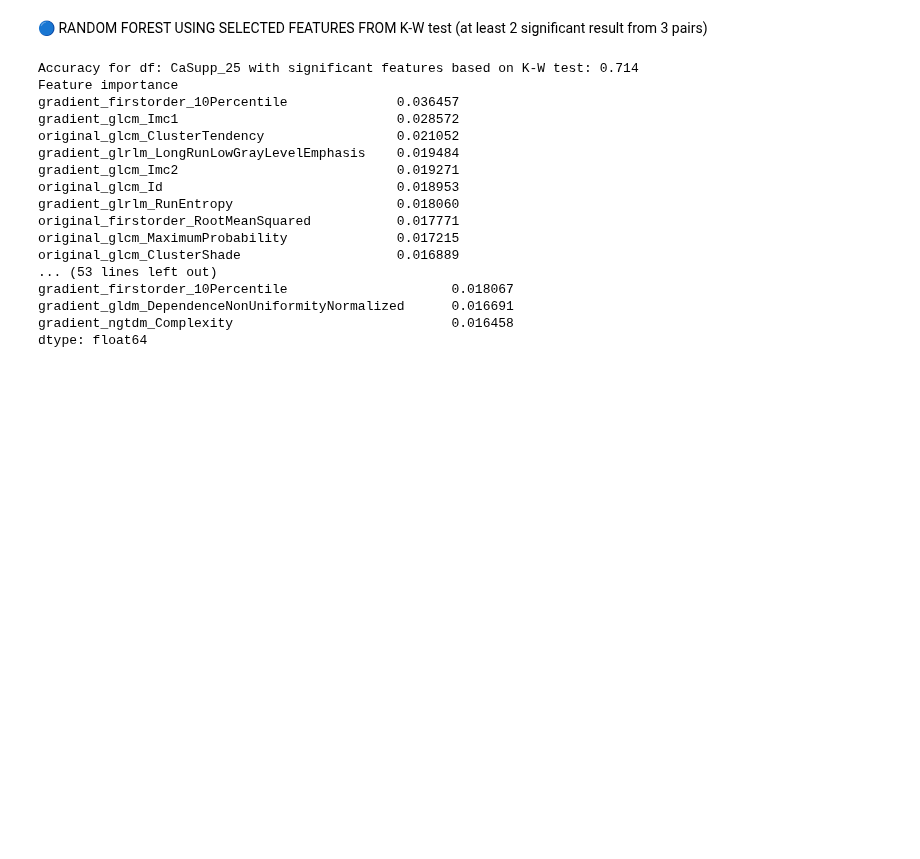
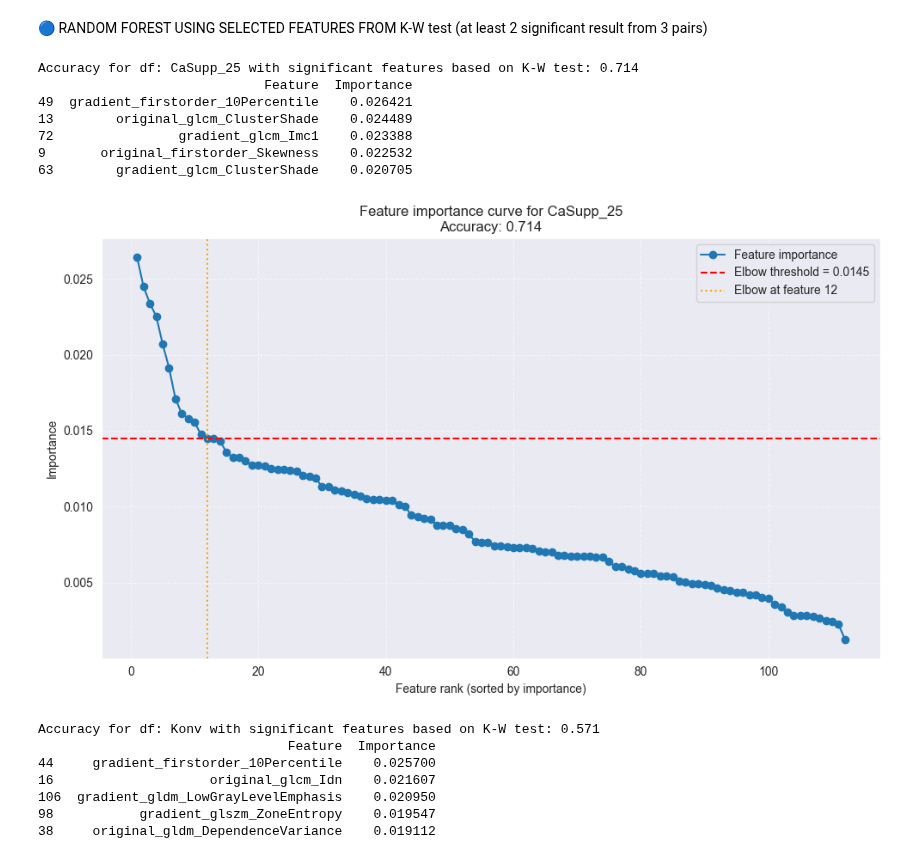
Before and after one commit to lukas1110/Analysis-of-multiple-myelomas-from-dual-CT, a Jupyter notebook: data_analysis/random_forest.ipynb, the cells around one changed output. Cells and saved outputs as stored; diff of their text form; code cells hidden in the pictures; blank space fills up the shorter version.

```diff
--- a/data_analysis/random_forest.ipynb
+++ b/data_analysis/random_forest.ipynb
@@ -206,60 +190,81 @@ kw_vmi40 = pd.read_csv(r"D:\CSV\kruskal_wallis\kruskal-wallis_vmi40.csv")
 kw_vmi80 = pd.read_csv(r"D:\CSV\kruskal_wallis\kruskal-wallis_vmi80.csv")
 kw_vmi120 = pd.read_csv(r"D:\CSV\kruskal_wallis\kruskal-wallis_vmi120.csv")
 
-significant_c25 = kw_c25[(kw_c25[['p(1-2)', 'p(1-3)', 'p(2-3)']] < 0.05).sum(axis=1) >= 2]['Feature']
-significant_konv = kw_konv[(kw_konv[['p(1-2)', 'p(1-3)', 'p(2-3)']] < 0.05).sum(axis=1) >= 2]['Feature']
-significant_vmi40 = kw_vmi40[(kw_vmi40[['p(1-2)', 'p(1-3)', 'p(2-3)']] < 0.05).sum(axis=1) >= 2]['Feature']
-significant_vmi80 = kw_vmi80[(kw_vmi80[['p(1-2)', 'p(1-3)', 'p(2-3)']] < 0.05).sum(axis=1) >= 2]['Feature']
-significant_vmi120 = kw_vmi120[(kw_vmi120[['p(1-2)', 'p(1-3)', 'p(2-3)']] < 0.05).sum(axis=1) >= 2]['Feature']
+# significant_c25 = kw_c25[(kw_c25[['p(1-2)', 'p(1-3)', 'p(2-3)']] < 0.05).sum(axis=1) >= 2]['Feature']
+# significant_konv = kw_konv[(kw_konv[['p(1-2)', 'p(1-3)', 'p(2-3)']] < 0.05).sum(axis=1) >= 2]['Feature']
+# significant_vmi40 = kw_vmi40[(kw_vmi40[['p(1-2)', 'p(1-3)', 'p(2-3)']] < 0.05).sum(axis=1) >= 2]['Feature']
+# significant_vmi80 = kw_vmi80[(kw_vmi80[['p(1-2)', 'p(1-3)', 'p(2-3)']] < 0.05).sum(axis=1) >= 2]['Feature']
+# significant_vmi120 = kw_vmi120[(kw_vmi120[['p(1-2)', 'p(1-3)', 'p(2-3)']] < 0.05).sum(axis=1) >= 2]['Feature']
+
+significant_c25 = kw_c25[(kw_c25['p_all'] < 0.05)]['Feature']
+significant_konv = kw_konv[(kw_konv['p_all'] < 0.05)]['Feature']
+significant_vmi40 = kw_vmi40[(kw_vmi40['p_all'] < 0.05)]['Feature']
+significant_vmi80 = kw_vmi80[(kw_vmi80['p_all'] < 0.05)]['Feature']
+significant_vmi120 = kw_vmi120[(kw_vmi120['p_all'] < 0.05)]['Feature']
 # %%
 dfs = [df_c25, df_konv, df_vmi40, df_vmi80, df_vmi120]
 dataset_names = ['CaSupp_25', 'Konv', 'VMI_40', 'VMI_80', 'VMI_120']
 significant = [significant_c25, significant_konv, significant_vmi40, significant_vmi80, significant_vmi120]
 
 for df, name, significant_features in zip(dfs, dataset_names, significant):
 
     X = df[significant_features].select_dtypes(include=['number'])
     y = clinical_df['Stage']
 
     valid_idx = X.notna().all(axis=1) & y.notna()
     X = X[valid_idx]
     y = y[valid_idx]
 
     X_train, X_test, y_train, y_test = train_test_split(X, y, test_size=0.2, random_state=42, stratify=y)
 
     rf = RandomForestClassifier(n_estimators=200, random_state=42)
     rf.fit(X_train, y_train)
 
     y_pred = rf.predict(X_test)
     acc = accuracy_score(y_test, y_pred)
     print(f"Accuracy for df: {name} with significant features based on K-W test: {acc:.3f}")
-    print("Feature importance")
-    feature_importance = pd.Series(rf.feature_importances_, index=X.columns)
-    feature_importance = feature_importance.sort_values(ascending=False)
-    print(feature_importance.head(10))
-    print()
+    feature_importance_df = pd.DataFrame({'Feature': X.columns, 'Importance': rf.feature_importances_}).sort_values(by='Importance', ascending=False)
+    print(feature_importance_df.head())
 
     # cm = confusion_matrix(y_test, y_pred)
     # sns.heatmap(cm, annot=True, fmt="d", cmap="Blues", xticklabels=[1,2,3], yticklabels=[1,2,3])
     # plt.xlabel("Predicted")
     # plt.ylabel("Real one")
-    # plt.title(f"Confusion Matrix for df: {name} with significant features based on K-W test - Random Forest")
+    # plt.title(f"Confusion Matrix for df: {name} - Random Forest")
     # plt.show()
+
+    imp = np.sort(feature_importance_df['Importance'].values)[::-1]
+    x = np.arange(1, len(imp) + 1)
+
+    knee = KneeLocator(x, imp, curve='convex', direction='decreasing')
+    threshold = imp[knee.knee] if knee.knee is not None else None
+    selected_features = feature_importance_df[feature_importance_df['Importance'] >= threshold]['Feature'].tolist()
+
+    plt.figure(figsize=(10, 6))
+    plt.plot(x, imp, marker='o', label='Feature importance')
+    if threshold is not None:
+        plt.axhline(y=threshold, color='red', linestyle='--', label=f'Elbow threshold = {threshold:.4f}')
+        plt.axvline(x=knee.knee, color='orange', linestyle=':', label=f'Elbow at feature {knee.knee}')
+    plt.title(f"Feature importance curve for {name}\nAccuracy: {acc:.3f}")
+    plt.xlabel("Feature rank (sorted by importance)")
+    plt.ylabel("Importance")
+    plt.grid(True, linestyle='--', alpha=0.6)
+    plt.legend()
+    plt.tight_layout()
+    plt.show()
 # %% [output]
 Accuracy for df: CaSupp_25 with significant features based on K-W test: 0.714
-Feature importance
-gradient_firstorder_10Percentile              0.036457
-gradient_glcm_Imc1                            0.028572
-original_glcm_ClusterTendency                 0.021052
-gradient_glrlm_LongRunLowGrayLevelEmphasis    0.019484
-gradient_glcm_Imc2                            0.019271
-original_glcm_Id                              0.018953
-gradient_glrlm_RunEntropy                     0.018060
-original_firstorder_RootMeanSquared           0.017771
-original_glcm_MaximumProbability              0.017215
-original_glcm_ClusterShade                    0.016889
-... (53 lines left out)
-gradient_firstorder_10Percentile                     0.018067
-gradient_gldm_DependenceNonUniformityNormalized      0.016691
-gradient_ngtdm_Complexity                            0.016458
-dtype: float64
+                             Feature  Importance
+49  gradient_firstorder_10Percentile    0.026421
+13        original_glcm_ClusterShade    0.024489
+72                gradient_glcm_Imc1    0.023388
+9       original_firstorder_Skewness    0.022532
+63        gradient_glcm_ClusterShade    0.020705
+[figure, added]
+Accuracy for df: Konv with significant features based on K-W test: 0.571
+                                Feature  Importance
+44     gradient_firstorder_10Percentile    0.025700
+16                    original_glcm_Idn    0.021607
+106  gradient_gldm_LowGrayLevelEmphasis    0.020950
+98           gradient_glszm_ZoneEntropy    0.019547
+38     original_gldm_DependenceVariance    0.019112
```
Also changed, not shown: parts of 5 cells of this notebook, 2 other files.
